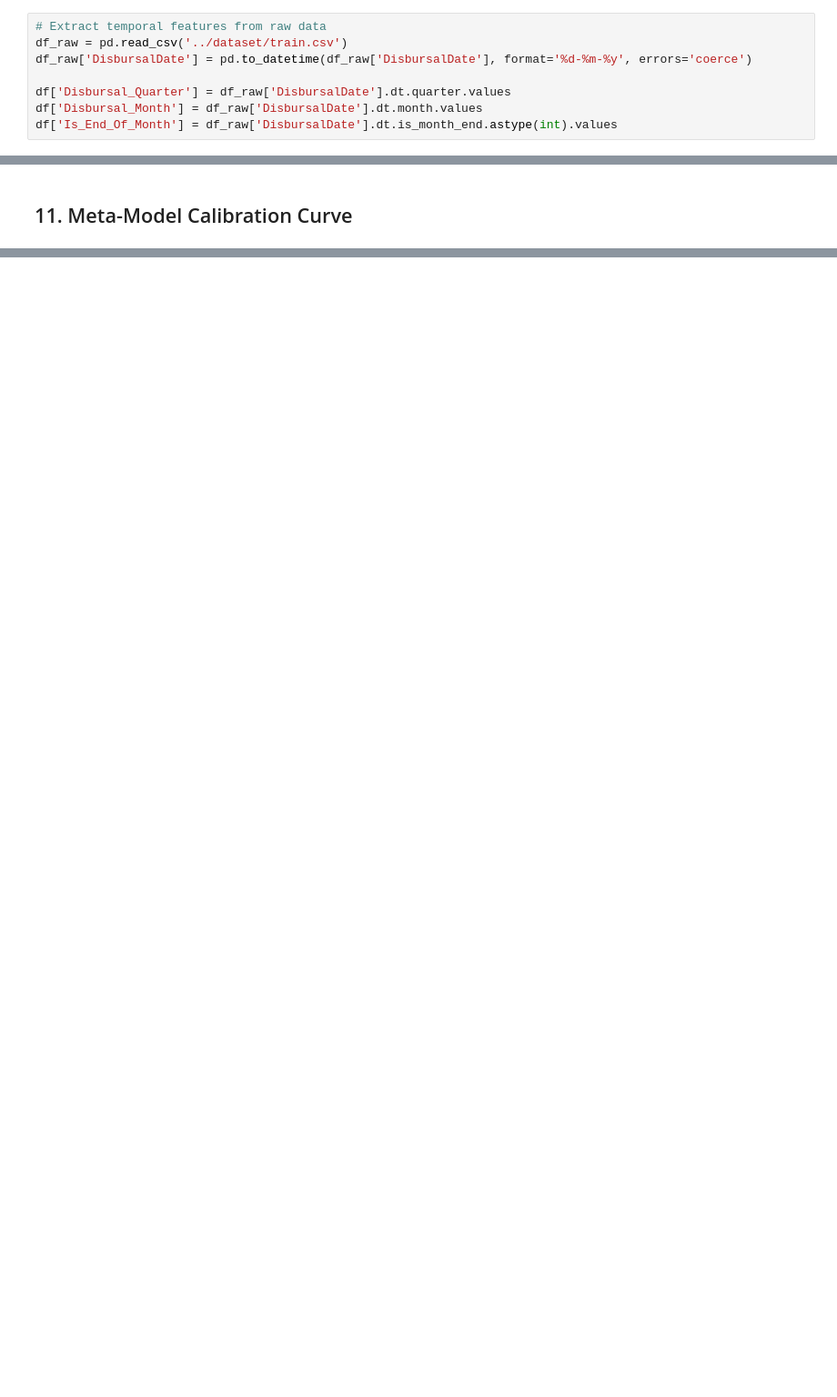
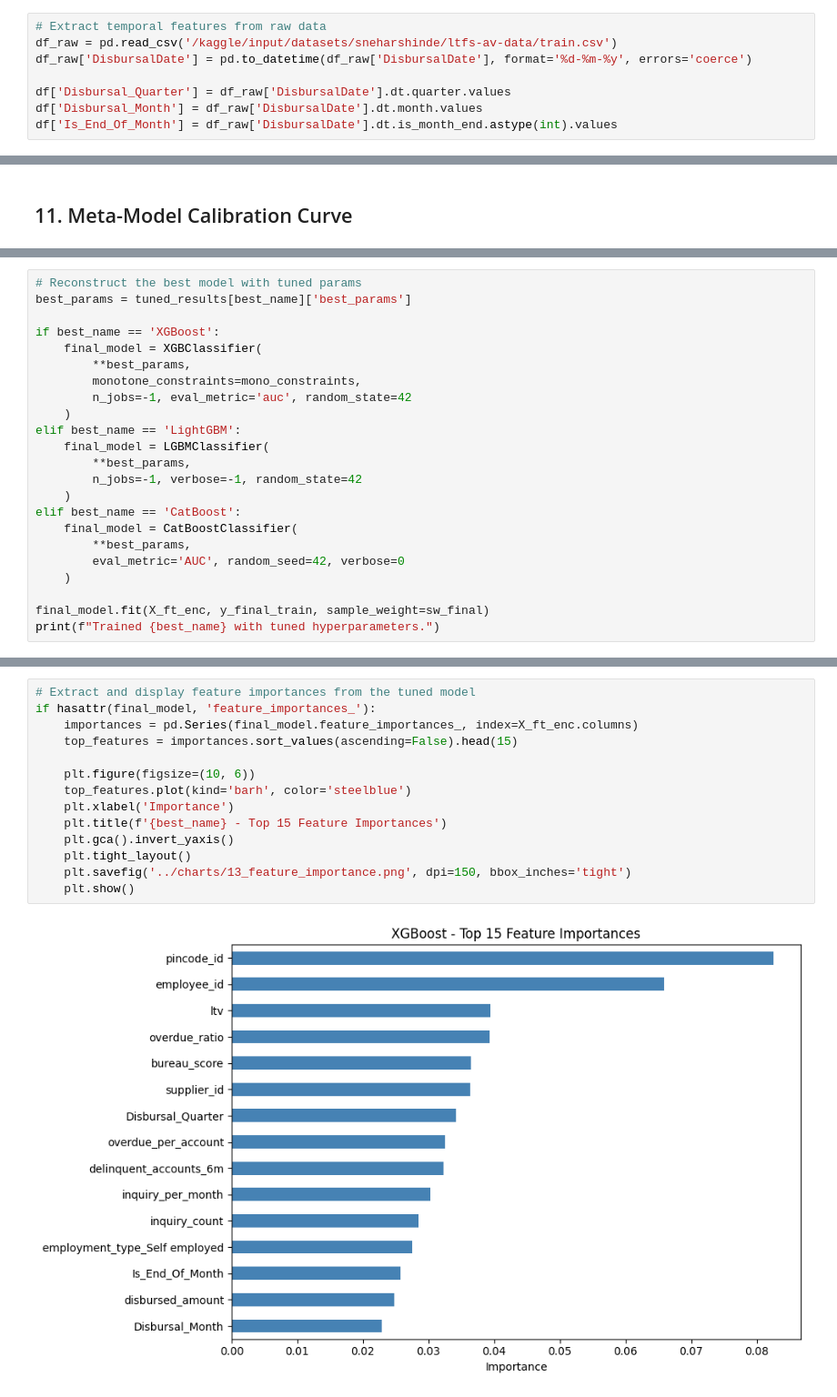
Before and after one commit to Karan-Bhatia01/Vehicle-Loan-ML-Project, a Jupyter notebook: notebooks/ml_analysis.ipynb, the cells around one changed output, grey strips where cells are left out. Shown at 91% size. Drawn from its saved outputs; the diff is of its cells as text; blank space fills up the shorter version.

Commit message:
ML model code completed

```diff
--- a/notebooks/ml_analysis.ipynb
+++ b/notebooks/ml_analysis.ipynb
@@ -54,7 +54,7 @@ df = df_loan.merge(df_customer, on='customer_id')\
 ### 2.2 Temporal Features
 # %%
 # Extract temporal features from raw data
-df_raw = pd.read_csv('../dataset/train.csv')
+df_raw = pd.read_csv('/kaggle/input/datasets/sneharshinde/ltfs-av-data/train.csv')
 df_raw['DisbursalDate'] = pd.to_datetime(df_raw['DisbursalDate'], format='%d-%m-%y', errors='coerce')
 
 df['Disbursal_Quarter'] = df_raw['DisbursalDate'].dt.quarter.values
@@ -327,0 +589,23 @@ plt.show()
+# %%
+# Reconstruct the best model with tuned params
+best_params = tuned_results[best_name]['best_params']
+
+if best_name == 'XGBoost':
+    final_model = XGBClassifier(
+        **best_params,
+        monotone_constraints=mono_constraints,
+        n_jobs=-1, eval_metric='auc', random_state=42
+    )
+elif best_name == 'LightGBM':
+    final_model = LGBMClassifier(
+        **best_params,
+        n_jobs=-1, verbose=-1, random_state=42
+    )
+elif best_name == 'CatBoost':
+    final_model = CatBoostClassifier(
+        **best_params,
+        eval_metric='AUC', random_seed=42, verbose=0
+    )
+
+final_model.fit(X_ft_enc, y_final_train, sample_weight=sw_final)
+print(f"Trained {best_name} with tuned hyperparameters.")
@@ -327,0 +634,16 @@ plt.show()
+# %%
+# Extract and display feature importances from the tuned model
+if hasattr(final_model, 'feature_importances_'):
+    importances = pd.Series(final_model.feature_importances_, index=X_ft_enc.columns)
+    top_features = importances.sort_values(ascending=False).head(15)
+
+    plt.figure(figsize=(10, 6))
+    top_features.plot(kind='barh', color='steelblue')
+    plt.xlabel('Importance')
+    plt.title(f'{best_name} - Top 15 Feature Importances')
+    plt.gca().invert_yaxis()
+    plt.tight_layout()
+    plt.savefig('../charts/13_feature_importance.png', dpi=150, bbox_inches='tight')
+    plt.show()
+# %% [output]
+[figure, added]
```
Also changed, not shown: parts of 33 cells of this notebook.
